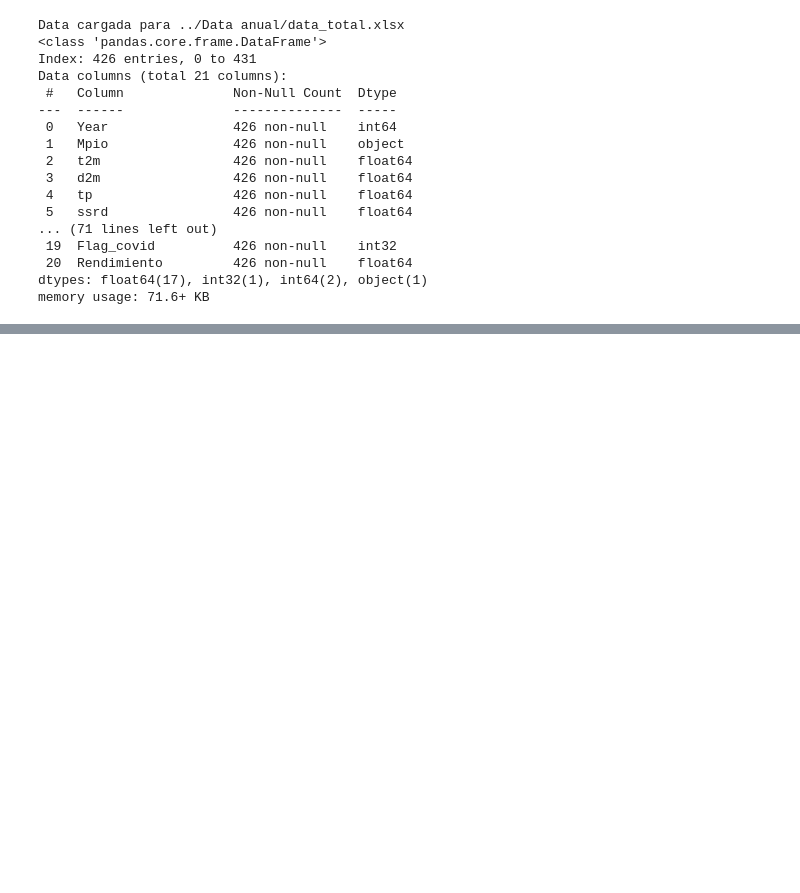
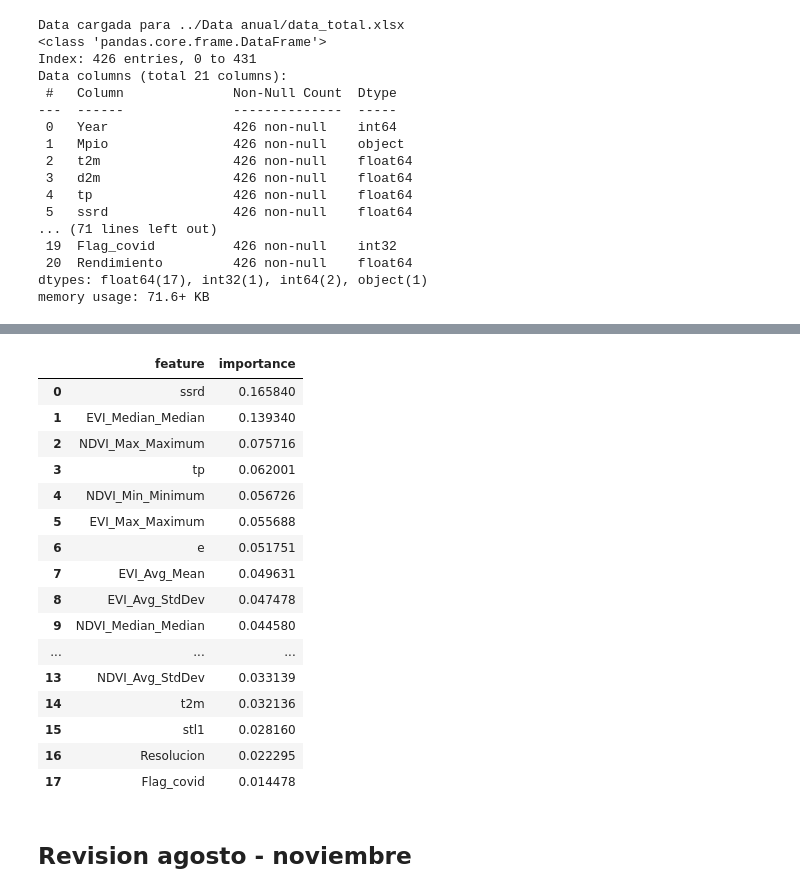
Before and after one commit to spulidov91/clima_cafe_v1, a Jupyter notebook: Notebooks/2_Modelado.ipynb, the cells around one changed output, grey strips where cells are left out. Saved outputs shown, nothing was run; the diff lists cells and outputs as text; code cells hidden in the pictures; blank space fills up the shorter version.

Commit message:
funciones revision

```diff
--- a/Notebooks/2_Modelado.ipynb
+++ b/Notebooks/2_Modelado.ipynb
@@ -238,0 +348,28 @@ feat_imp_df
+# %%
+feat_imp_df_total, model = random_forest_feature_importance(
+    df_total_it,
+    target='Rendimiento',
+    drop_cols=['Mpio']
+)
+
+feat_imp_df_total
+# %% [output]
+|  | feature | importance |
+| 0 | ssrd | 0.165840 |
+| 1 | EVI_Median_Median | 0.139340 |
+| 2 | NDVI_Max_Maximum | 0.075716 |
+| 3 | tp | 0.062001 |
+| 4 | NDVI_Min_Minimum | 0.056726 |
+| 5 | EVI_Max_Maximum | 0.055688 |
+| 6 | e | 0.051751 |
+| 7 | EVI_Avg_Mean | 0.049631 |
+| 8 | EVI_Avg_StdDev | 0.047478 |
+| 9 | NDVI_Median_Median | 0.044580 |
+| ... | ... | ... |
+| 13 | NDVI_Avg_StdDev | 0.033139 |
+| 14 | t2m | 0.032136 |
+| 15 | stl1 | 0.028160 |
+| 16 | Resolucion | 0.022295 |
+| 17 | Flag_covid | 0.014478 |
+# %% [markdown]
+## Revision agosto - noviembre
```
Also changed, not shown: parts of 14 cells of this notebook.
